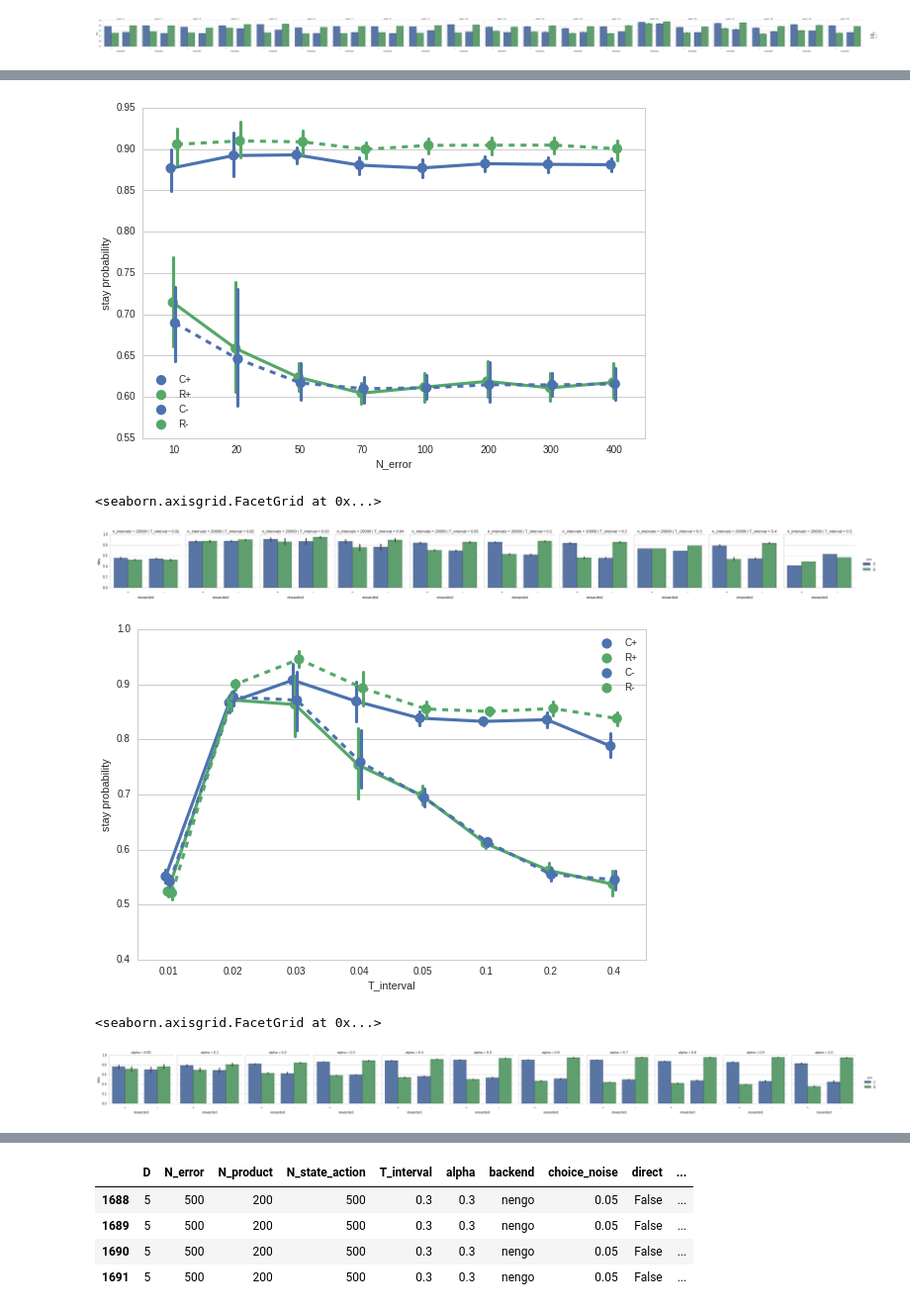
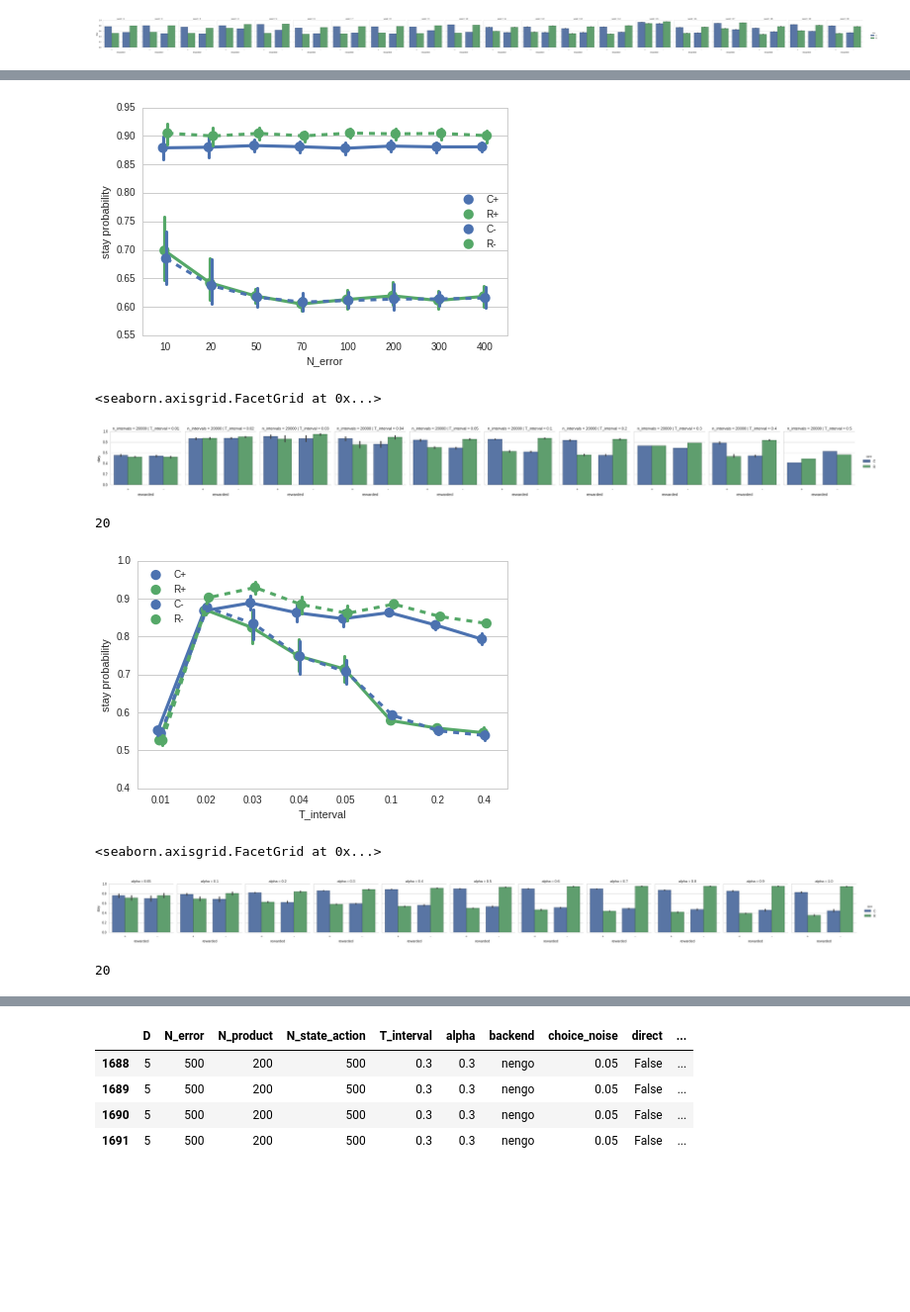
Before and after one commit to memarsh/rl-daw, a Jupyter notebook: refactor/Data Plotting.ipynb, the cells around one changed output, grey strips where cells are left out. Shown: that part at 99% size. Cells and saved outputs as stored; diff of their text form; code cells hidden in the pictures; blank space fills up the shorter version.

```diff
--- a/refactor/Data Plotting.ipynb
+++ b/refactor/Data Plotting.ipynb
@@ -17,7 +17,7 @@ for d in data:
             d2 = dict(d)
             d2['rewarded']='+' if rewarded else '-'#rewarded
             d2['rare']='R' if rare else 'C'#rare
-            d2['stay']=stay[rewarded,rare]
+            d2['stay']=stay[int(rewarded),int(rare)]
             d2['type']='%s%s' % ('R' if rare else 'C', '+' if rewarded else '-')
             data2.append(d2)
             d2.pop('history')
@@ -29,6 +29,6 @@ for d in data:
                     d2['learn_intervals'] = 1234
 
 df = pandas.DataFrame(data2)
-#df = df.drop_duplicates()
+df = df.drop_duplicates(subset=['seed', 'stay'])
 # %%
 seaborn.set_style("whitegrid")
@@ -122,7 +143,7 @@ pylab.tight_layout()
 # %%
 vals=[10, 20, 50, 70, 100, 200, 300, 400]
 seaborn.pointplot(x='N_error', y='stay', hue='type',
-                  data=df.query('future!=False and alpha==0.3 and n_intervals==20000 and T_interval==0.1 and learn_intervals==20000 and N_state_action==70'),
+                  data=df.query('future==True and alpha==0.3 and n_intervals==20000 and T_interval==0.1 and learn_intervals==20000 and N_state_action==70 and N_product==200'),
                   order=vals,
                   dodge=True,
                   hue_order=['C+', 'R+', 'C-', 'R-'],
@@ -134,29 +155,33 @@ pylab.xlabel('N_error')
 pylab.ylabel('stay probability')
 pylab.tight_layout()
 # %% [output]
-[figure, old version]
+[figure, new version]
 # %%
 seaborn.factorplot(x='rewarded', y='stay', hue='rare', col='T_interval', row='n_intervals', data=df.query('future!=False and alpha==0.3 and n_intervals>=10000 and T_interval>=0.01 and n_intervals==20000'), kind='bar', order=['+', '-'], hue_order=['C','R'], size=3)
 # %% [output]
 <seaborn.axisgrid.FacetGrid at 0x...>
 [figure]
+# %%
+len(df.query('future==True and alpha==0.3 and n_intervals==20000 and learn_intervals==20000 and N_state_action==500 and N_product==200 and N_error==500 and T_interval==0.01'))/4
+# %% [output]
+20
 # %%
 
 vals=[0.01, 0.02, 0.03, 0.04, 0.05, 0.1, 0.2, 0.4]
 seaborn.pointplot(x='T_interval', y='stay', hue='type',
-                  data=df.query('future!=False and alpha==0.3 and n_intervals==20000 and T_interval>=0.01'),
+                  data=df.query('future==True and alpha==0.3 and n_intervals==20000 and learn_intervals==20000 and N_state_action==500 and N_product==200 and N_error==500 and T_interval>=0.01'),
                   order=vals,
                   dodge=True,
                   hue_order=['C+', 'R+', 'C-', 'R-'],
                   linestyles=['-','-','--','--'],
                   palette=colors)
 ax = pylab.gca()
 pylab.legend(title='', loc='best', handles=ax.lines[::(len(vals)+1)], labels=['C+', 'R+', 'C-', 'R-'])
 pylab.xlabel('T_interval')
 pylab.ylabel('stay probability')
 pylab.tight_layout()
 # %% [output]
-[figure, old version]
+[figure, new version]
 # %%
 #fig = hum.get_figure()
 #fig.savefig('human_past.png')
@@ -165,6 +190,10 @@ seaborn.factorplot(x='rewarded', y='stay', hue='rare', col='alpha', data=df.quer
 # %% [output]
 <seaborn.axisgrid.FacetGrid at 0x...>
 [figure]
+# %%
+len(df.query('future==True and n_intervals==20000 and T_interval==0.1 and N_product==200 and N_error==500 and N_state_action==500 and alpha==1.0'))/4
+# %% [output]
+20
 # %%
 vals=[0.05, 0.1, 0.2, 0.3, 0.4, 0.5, 0.6, 0.7, 0.8, 0.9, 1.0]
 seaborn.pointplot(x='alpha', y='stay', hue='type',
```
Also changed, not shown: parts of 19 cells of this notebook, 1 other file.
